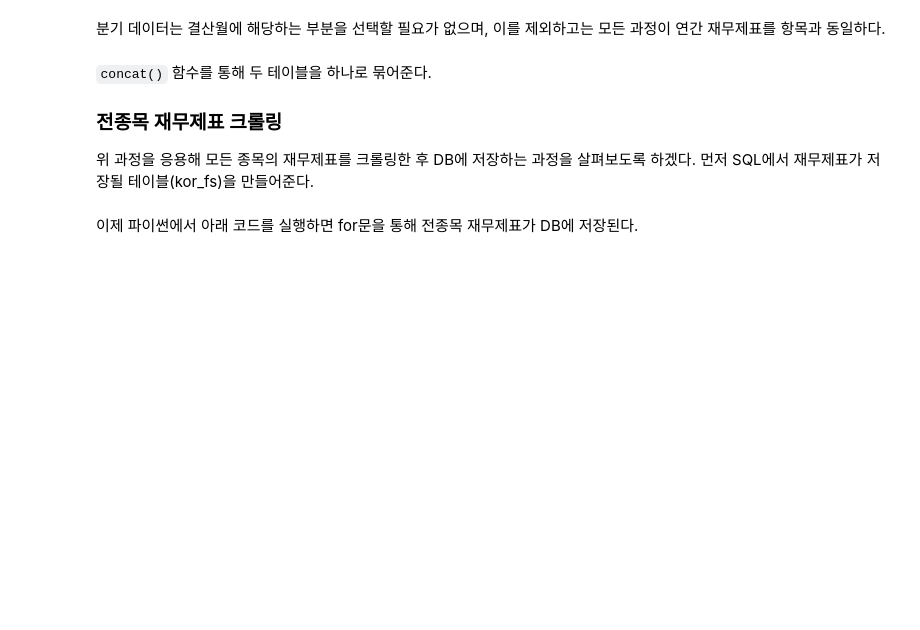
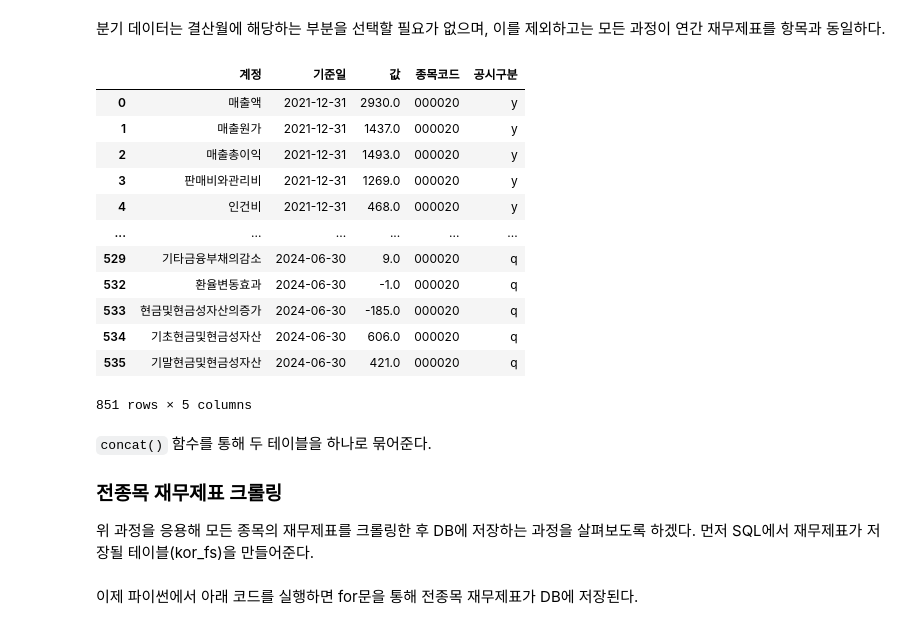
Before and after one commit to JaehwanKim00/stock_trading, a Jupyter notebook: data_korea.ipynb, the cells around one changed output. Drawn from its saved outputs; the diff is of its cells as text; code cells hidden in the pictures; blank space fills up the shorter version.

```diff
--- a/data_korea.ipynb
+++ b/data_korea.ipynb
@@ -1144,6 +1233,22 @@ data_fs_q_clean.head()
 분기 데이터는 결산월에 해당하는 부분을 선택할 필요가 없으며, 이를 제외하고는 모든 과정이 연간 재무제표를 항목과 동일하다.
 # %%
 data_fs_bind = pd.concat([data_fs_y_clean, data_fs_q_clean])
+# %%
+data_fs_bind
+# %% [output]
+|  | 계정 | 기준일 | 값 | 종목코드 | 공시구분 |
+| 0 | 매출액 | 2021-12-31 | 2930.0 | 000020 | y |
+| 1 | 매출원가 | 2021-12-31 | 1437.0 | 000020 | y |
+| 2 | 매출총이익 | 2021-12-31 | 1493.0 | 000020 | y |
+| 3 | 판매비와관리비 | 2021-12-31 | 1269.0 | 000020 | y |
+| 4 | 인건비 | 2021-12-31 | 468.0 | 000020 | y |
+| ... | ... | ... | ... | ... | ... |
+| 529 | 기타금융부채의감소 | 2024-06-30 | 9.0 | 000020 | q |
+| 532 | 환율변동효과 | 2024-06-30 | -1.0 | 000020 | q |
+| 533 | 현금및현금성자산의증가 | 2024-06-30 | -185.0 | 000020 | q |
+| 534 | 기초현금및현금성자산 | 2024-06-30 | 606.0 | 000020 | q |
+| 535 | 기말현금및현금성자산 | 2024-06-30 | 421.0 | 000020 | q |
+851 rows × 5 columns
 # %% [markdown]
 `concat()` 함수를 통해 두 테이블을 하나로 묶어준다.
 
```
Also changed, not shown: parts of 14 cells of this notebook.
